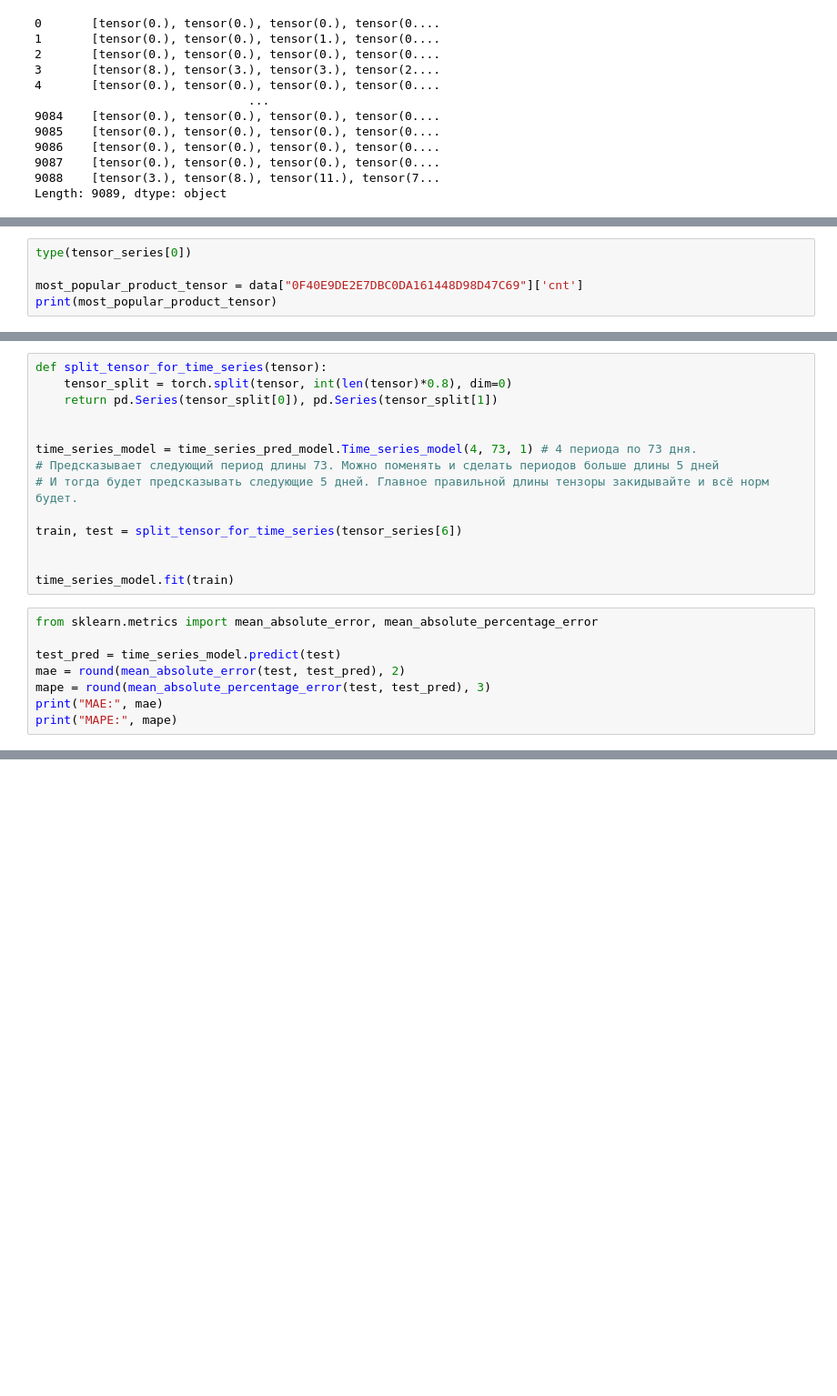
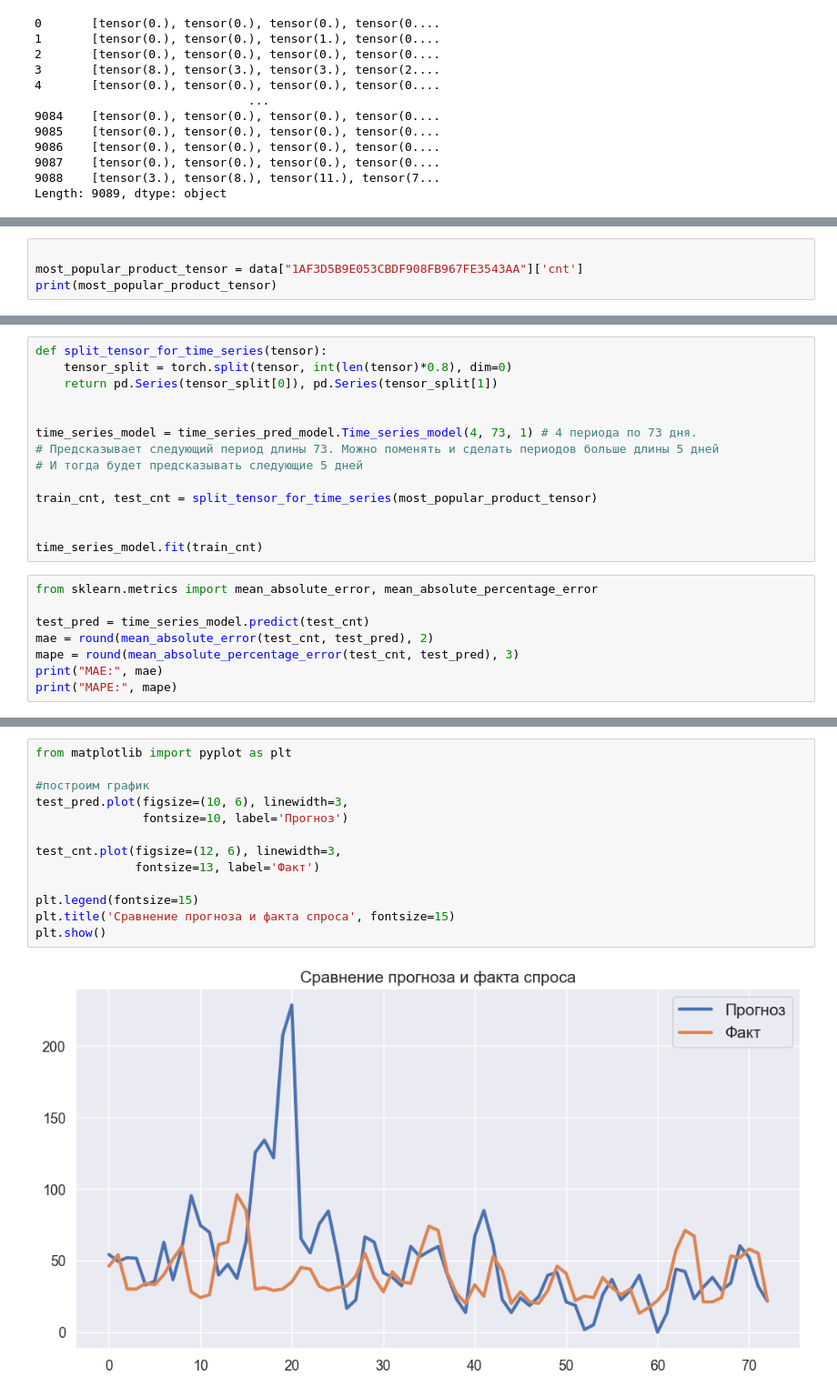
Before and after one commit to Bumblebee2023/product_management_system, a Jupyter notebook: research/time_series_test.ipynb, the cells around one changed output, grey strips where cells are left out. Shown: that part at 91% size. Cells and saved outputs as stored; diff of their text form; blank space fills up the shorter version.

Commit message:
оформил графики в предсказании цены и кол-ва товара с помощью преобразований Фурье

```diff
--- a/research/time_series_test.ipynb
+++ b/research/time_series_test.ipynb
@@ -63,6 +68,5 @@ Length: 9089, dtype: object
 # %%
-type(tensor_series[0])
 
-most_popular_product_tensor = data["0F40E9DE2E7DBC0DA161448D98D47C69"]['cnt']
+most_popular_product_tensor = data["1AF3D5B9E053CBDF908FB967FE3543AA"]['cnt']
 print(most_popular_product_tensor)
 # %% [output]
@@ -91,18 +95,18 @@ def split_tensor_for_time_series(tensor):
 
 time_series_model = time_series_pred_model.Time_series_model(4, 73, 1) # 4 периода по 73 дня.
 # Предсказывает следующий период длины 73. Можно поменять и сделать периодов больше длины 5 дней
-# И тогда будет предсказывать следующие 5 дней. Главное правильной длины тензоры закидывайте и всё норм будет.
+# И тогда будет предсказывать следующие 5 дней
 
-train, test = split_tensor_for_time_series(tensor_series[6])
+train_cnt, test_cnt = split_tensor_for_time_series(most_popular_product_tensor)
 
 
-time_series_model.fit(train)
+time_series_model.fit(train_cnt)
 # %%
 from sklearn.metrics import mean_absolute_error, mean_absolute_percentage_error
 
-test_pred = time_series_model.predict(test)
-mae = round(mean_absolute_error(test, test_pred), 2)
-mape = round(mean_absolute_percentage_error(test, test_pred), 3)
+test_pred = time_series_model.predict(test_cnt)
+mae = round(mean_absolute_error(test_cnt, test_pred), 2)
+mape = round(mean_absolute_percentage_error(test_cnt, test_pred), 3)
 print("MAE:", mae)
 print("MAPE:", mape)
 # %% [output]
@@ -110,0 +115,15 @@ MAPE: 2049825507533163.5
+# %%
+from matplotlib import pyplot as plt
+
+#построим график
+test_pred.plot(figsize=(10, 6), linewidth=3,
+               fontsize=10, label='Прогноз')
+
+test_cnt.plot(figsize=(12, 6), linewidth=3,
+              fontsize=13, label='Факт')
+
+plt.legend(fontsize=15)
+plt.title('Сравнение прогноза и факта спроса', fontsize=15)
+plt.show()
+# %% [output]
+[figure, added]
```
Also changed, not shown: parts of 6 cells of this notebook.
